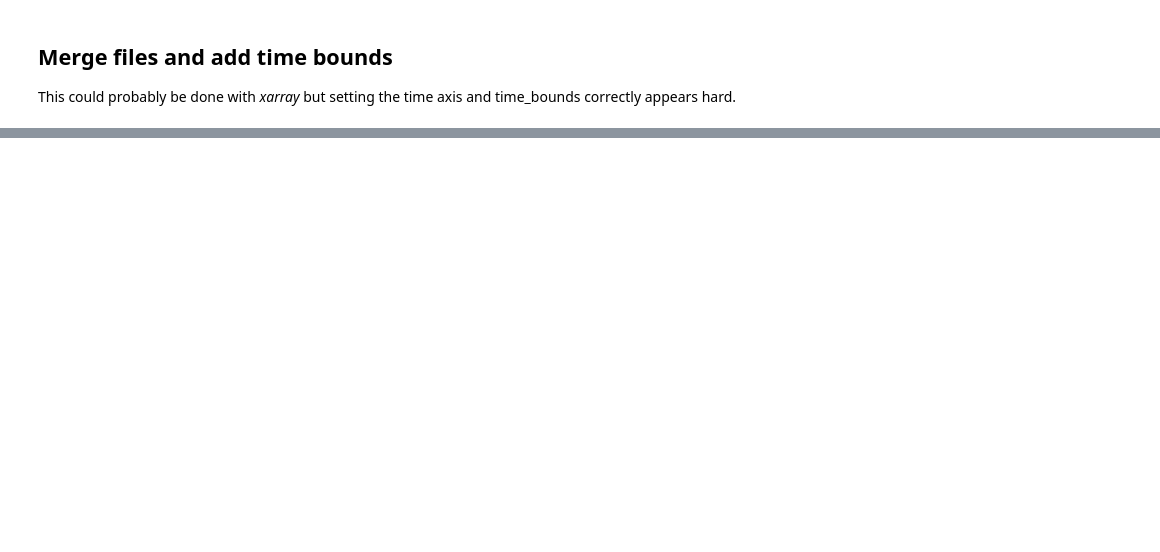
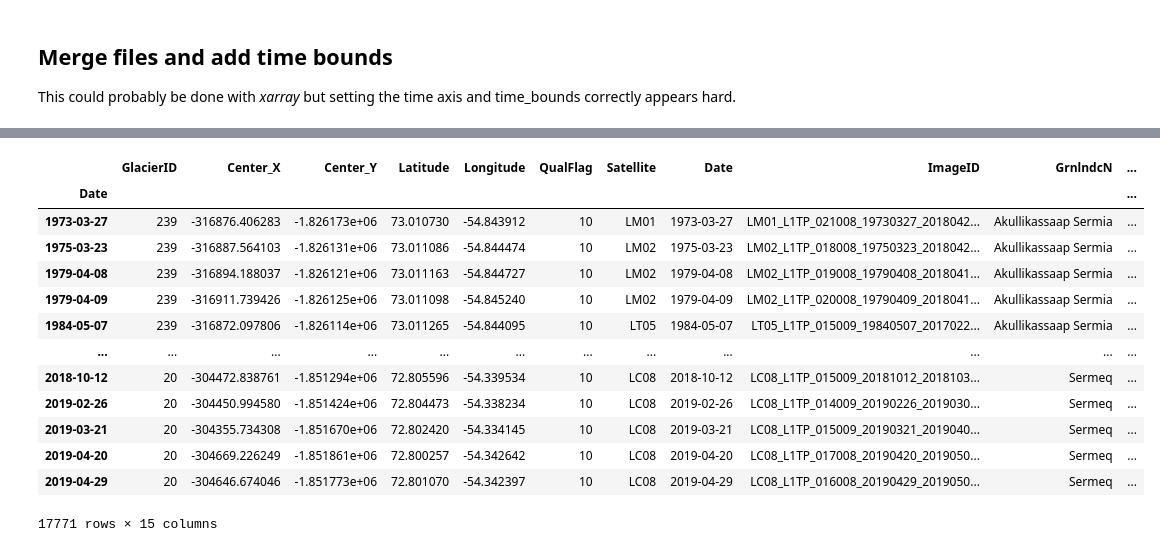
Before and after one commit to pism/pism-ragis, a Jupyter notebook: notebooks/create_retreat_mask.ipynb, the cells around one changed output, grey strips where cells are left out. Saved outputs shown, nothing was run; the diff lists cells and outputs as text; code cells hidden in the pictures; blank space fills up the shorter version.

```diff
--- a/notebooks/create_retreat_mask.ipynb
+++ b/notebooks/create_retreat_mask.ipynb
@@ -17,10 +17,11 @@ from typing import Union, Dict
 # %%
 resolution = 450
+crs = "EPSG:3413"
 # %% [markdown]
 ## Read IMBIE and Calfin using geopandas
 # %%
-imbie = gp.read_file("../data/imbie/GRE_Basins_IMBIE2_v1.3_w_shelves.gpkg").to_crs("EPSG:3413")
-calfin = gp.read_file("../data/calfin/termini_1972-2019_Greenland_closed_v1.0.shp")
+imbie = gp.read_file("../data/imbie/GRE_Basins_IMBIE2_v1.3_w_shelves.gpkg").to_crs(crs)
+calfin = gp.read_file("../data/calfin/termini_1972-2019_Greenland_closed_v1.0.shp").to_crs(crs)
 # %%
 geom_valid = calfin.geometry.make_valid()
 calfin.geometry = geom_valid
@@ -28,7 +29,9 @@ calfin_dissolved = calfin.dissolve()
 # %%
 imbie_dissolved = imbie.dissolve()
 # %%
-date= pd.DatetimeIndex(calfin["Date"])
+date = pd.DatetimeIndex(calfin["Date"])
+calfin["Date"] = date
+calfin_ds = calfin.set_index(date)
 # %%
-calfin_ds = calfin.set_index(date).groupby(by=pd.Grouper(freq='ME'))
-nt = len(calfin_ds)
+#calfin_ds = calfin.set_index(date).groupby(by="Date")
+nt = len(calfin)
@@ -110 +148,18 @@ pism_g450m_frontretreat_calfin_1972_2019.nc
 pism_g450m_frontretreat_calfin_1972_2019.nc.aux.xml
+# %%
+calfin_ds
+# %% [output]
+|  | GlacierID | Center_X | Center_Y | Latitude | Longitude | QualFlag | Satellite | Date | ImageID | GrnlndcN | ... |
+| Date |  |  |  |  |  |  |  |  |  |  | ... |
+| 1973-03-27 | 239 | -316876.406283 | -1.826173e+06 | 73.010730 | -54.843912 | 10 | LM01 | 1973-03-27 | LM01_L1TP_021008_19730327_2018042... | Akullikassaap Sermia | ... |
+| 1975-03-23 | 239 | -316887.564103 | -1.826131e+06 | 73.011086 | -54.844474 | 10 | LM02 | 1975-03-23 | LM02_L1TP_018008_19750323_2018042... | Akullikassaap Sermia | ... |
+| 1979-04-08 | 239 | -316894.188037 | -1.826121e+06 | 73.011163 | -54.844727 | 10 | LM02 | 1979-04-08 | LM02_L1TP_019008_19790408_2018041... | Akullikassaap Sermia | ... |
+| 1979-04-09 | 239 | -316911.739426 | -1.826125e+06 | 73.011098 | -54.845240 | 10 | LM02 | 1979-04-09 | LM02_L1TP_020008_19790409_2018041... | Akullikassaap Sermia | ... |
+| 1984-05-07 | 239 | -316872.097806 | -1.826114e+06 | 73.011265 | -54.844095 | 10 | LT05 | 1984-05-07 | LT05_L1TP_015009_19840507_2017022... | Akullikassaap Sermia | ... |
+| ... | ... | ... | ... | ... | ... | ... | ... | ... | ... | ... | ... |
+| 2018-10-12 | 20 | -304472.838761 | -1.851294e+06 | 72.805596 | -54.339534 | 10 | LC08 | 2018-10-12 | LC08_L1TP_015009_20181012_2018103... | Sermeq | ... |
+| 2019-02-26 | 20 | -304450.994580 | -1.851424e+06 | 72.804473 | -54.338234 | 10 | LC08 | 2019-02-26 | LC08_L1TP_014009_20190226_2019030... | Sermeq | ... |
+| 2019-03-21 | 20 | -304355.734308 | -1.851670e+06 | 72.802420 | -54.334145 | 10 | LC08 | 2019-03-21 | LC08_L1TP_015009_20190321_2019040... | Sermeq | ... |
+| 2019-04-20 | 20 | -304669.226249 | -1.851861e+06 | 72.800257 | -54.342642 | 10 | LC08 | 2019-04-20 | LC08_L1TP_017008_20190420_2019050... | Sermeq | ... |
+| 2019-04-29 | 20 | -304646.674046 | -1.851773e+06 | 72.801070 | -54.342397 | 10 | LC08 | 2019-04-29 | LC08_L1TP_016008_20190429_2019050... | Sermeq | ... |
+17771 rows × 15 columns
```
Also changed, not shown: parts of 11 cells of this notebook, 5 other files.
